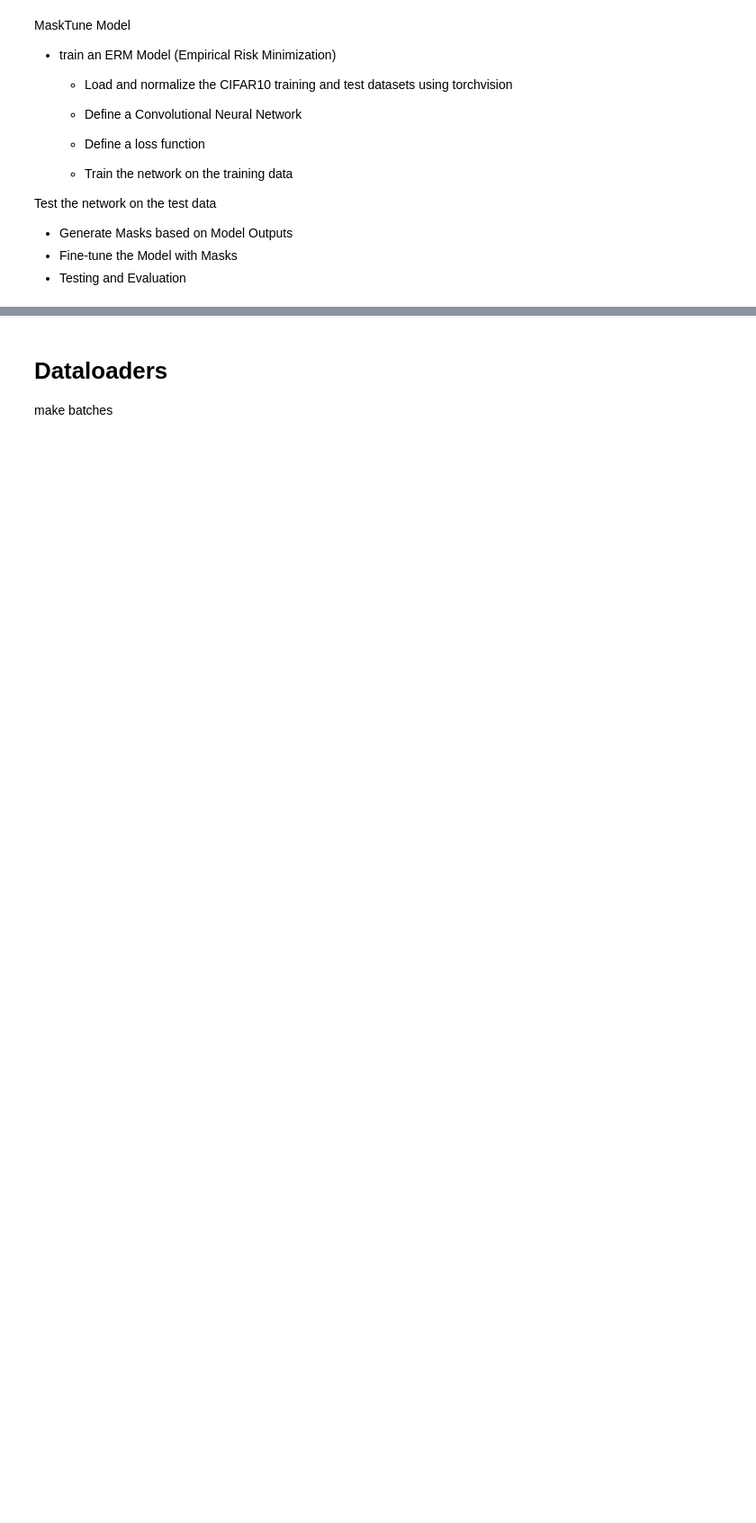
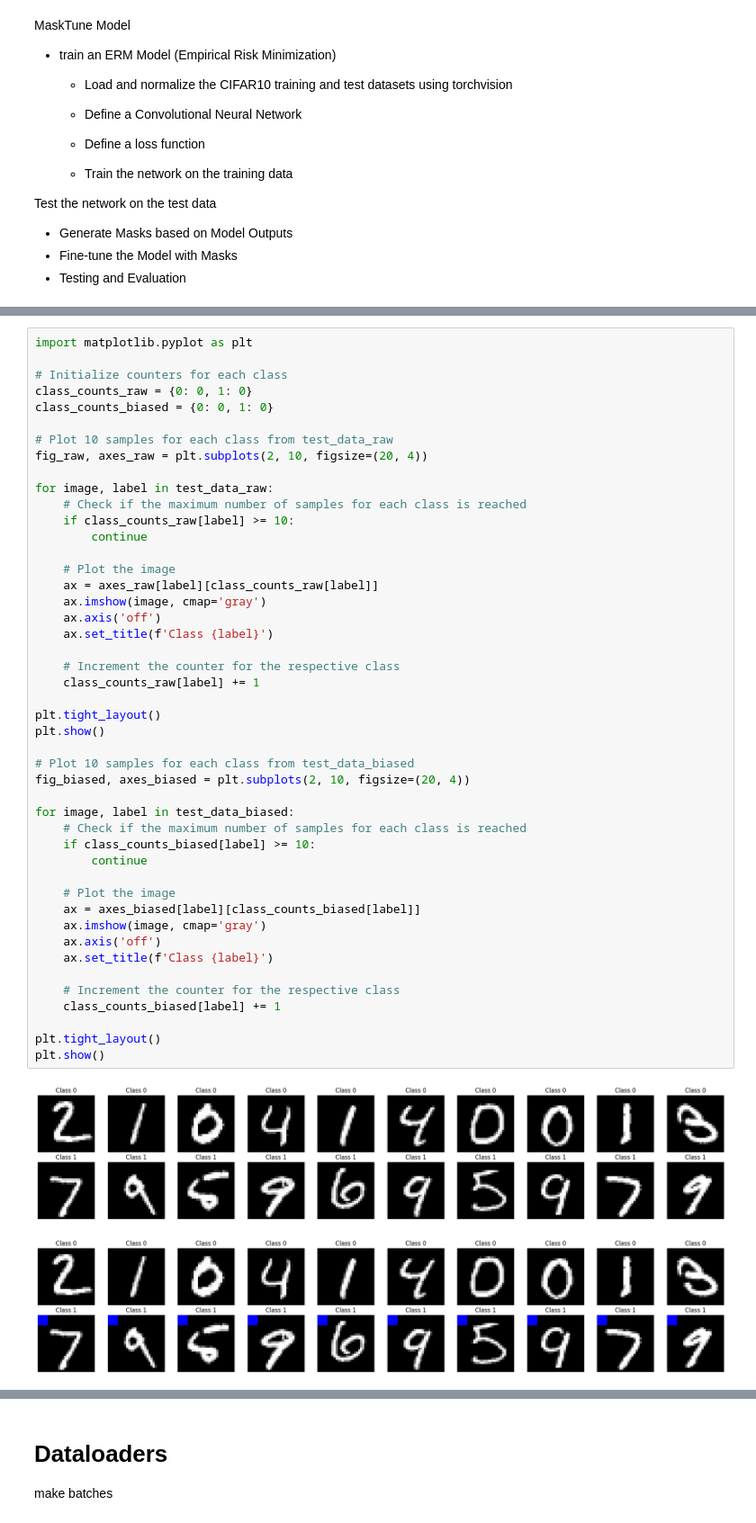
Before and after one commit to vmazashvili/Neural-Networks, a Jupyter notebook: MaskTune_Vano_Mazashvili_1993251.ipynb, the cells around one changed output, grey strips where cells are left out. Shown at 90% size. Saved outputs shown, nothing was run; the diff lists cells and outputs as text; blank space fills up the shorter version.

```diff
--- a/MaskTune_Vano_Mazashvili_1993251.ipynb
+++ b/MaskTune_Vano_Mazashvili_1993251.ipynb
@@ -94,0 +266,49 @@ plt.show()
+# %%
+import matplotlib.pyplot as plt
+
+# Initialize counters for each class
+class_counts_raw = {0: 0, 1: 0}
+class_counts_biased = {0: 0, 1: 0}
+
+# Plot 10 samples for each class from test_data_raw
+fig_raw, axes_raw = plt.subplots(2, 10, figsize=(20, 4))
+
+for image, label in test_data_raw:
+    # Check if the maximum number of samples for each class is reached
+    if class_counts_raw[label] >= 10:
+        continue
+
+    # Plot the image
+    ax = axes_raw[label][class_counts_raw[label]]
+    ax.imshow(image, cmap='gray')
+    ax.axis('off')
+    ax.set_title(f'Class {label}')
+
+    # Increment the counter for the respective class
+    class_counts_raw[label] += 1
+
+plt.tight_layout()
+plt.show()
+
+# Plot 10 samples for each class from test_data_biased
+fig_biased, axes_biased = plt.subplots(2, 10, figsize=(20, 4))
+
+for image, label in test_data_biased:
+    # Check if the maximum number of samples for each class is reached
+    if class_counts_biased[label] >= 10:
+        continue
+
+    # Plot the image
+    ax = axes_biased[label][class_counts_biased[label]]
+    ax.imshow(image, cmap='gray')
+    ax.axis('off')
+    ax.set_title(f'Class {label}')
+
+    # Increment the counter for the respective class
+    class_counts_biased[label] += 1
+
+plt.tight_layout()
+plt.show()
+# %% [output]
+[figure, added]
+[figure, added]
```
Also changed, not shown: parts of 35 cells of this notebook.
